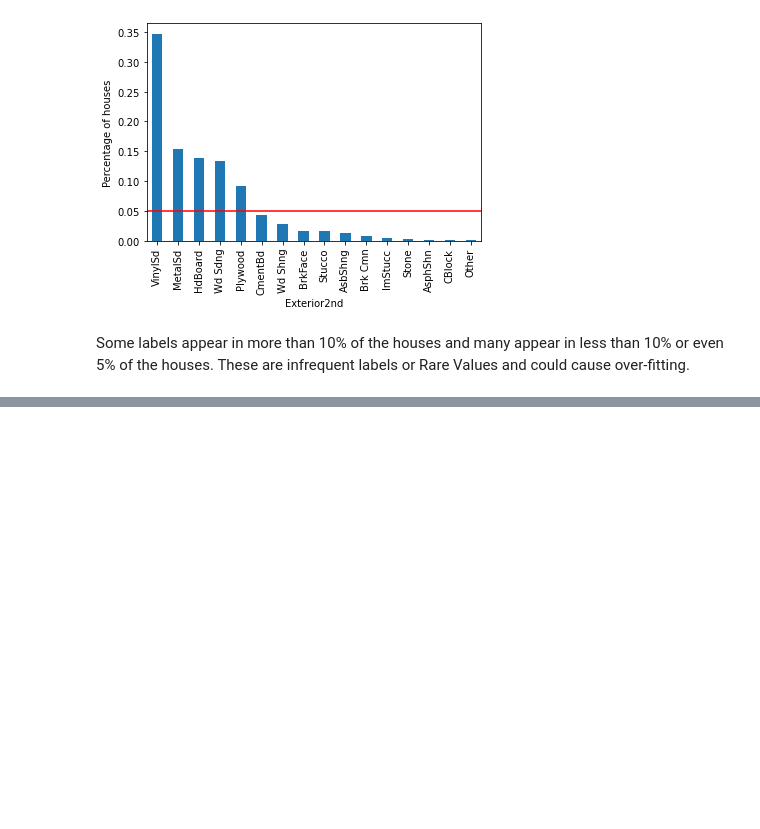
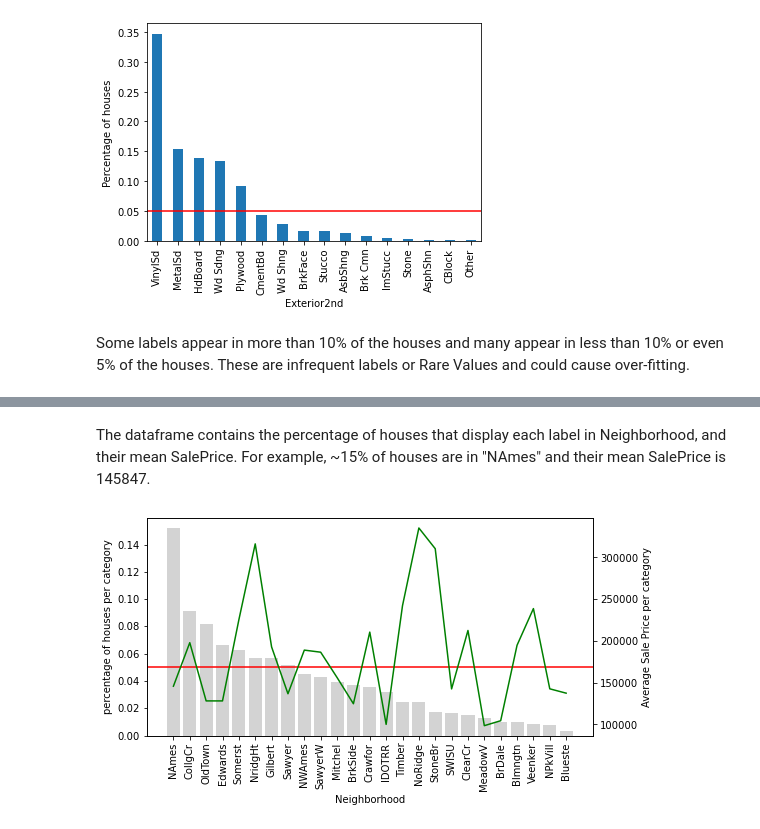
Before and after one commit to dajebbar/feature_engineering, a Jupyter notebook: python_fe/Lec2-RareLabels.ipynb, the cells around one changed output, grey strips where cells are left out. Cells and saved outputs as stored; diff of their text form; code cells hidden in the pictures; blank space fills up the shorter version.

Commit message:
impact of rare labels

```diff
--- a/python_fe/Lec2-RareLabels.ipynb
+++ b/python_fe/Lec2-RareLabels.ipynb
@@ -141,0 +146,23 @@ Some labels appear in more than 10% of the houses and many appear in less than 1
+# %%
+# The following function calculates:
+
+# 1) the percentage of houses per category.
+# 2) the mean SalePrice per category.
+
+def calculate_mean_target_per_category(df, var):
+    # total number of houses
+    total_houses = df.shape[0]
+    # percentage of houses per category
+    temp_df = pd.Series(df[var].value_counts() / total_houses).reset_index()
+    temp_df.columns = [var, 'perc_houses']
+    # add the mean SalePrice
+    temp_df = temp_df.merge(df.groupby([var])['SalePrice'].mean().reset_index(),
+                            on=var,
+                            how='left')
+
+    return temp_df
+# %%
+# Now we use the function for the variable 'Neighborhood'.
+
+temp_df = calculate_mean_target_per_category(df, 'Neighborhood')
+temp_df
@@ -141,0 +187,26 @@ Some labels appear in more than 10% of the houses and many appear in less than 1
+# %% [markdown]
+The dataframe contains the percentage of houses that display each label in Neighborhood, and their mean SalePrice. For example, ~15% of houses are in "NAmes" and their mean SalePrice is 145847.
+# %%
+# Now I create a function to plot of the
+# category frequency and mean SalePrice.
+
+# This will help us visualise the relationship between the
+# Sale Price and the categories.
+
+def plot_categories(df, var):
+
+    fig, ax = plt.subplots(figsize=(8, 4))
+    plt.xticks(df.index, df[var], rotation=90)
+
+    ax2 = ax.twinx()
+    ax.bar(df.index, df["perc_houses"], color='lightgrey')
+    ax2.plot(df.index, df["SalePrice"], color='green', label='Seconds')
+    ax.axhline(y=0.05, color='red')
+    ax.set_ylabel('percentage of houses per category')
+    ax.set_xlabel(var)
+    ax2.set_ylabel('Average Sale Price per category')
+    plt.show();
+# %%
+plot_categories(temp_df, 'Neighborhood')
+# %% [output]
+[figure, added]
```
Also changed, not shown: parts of 4 cells of this notebook.
